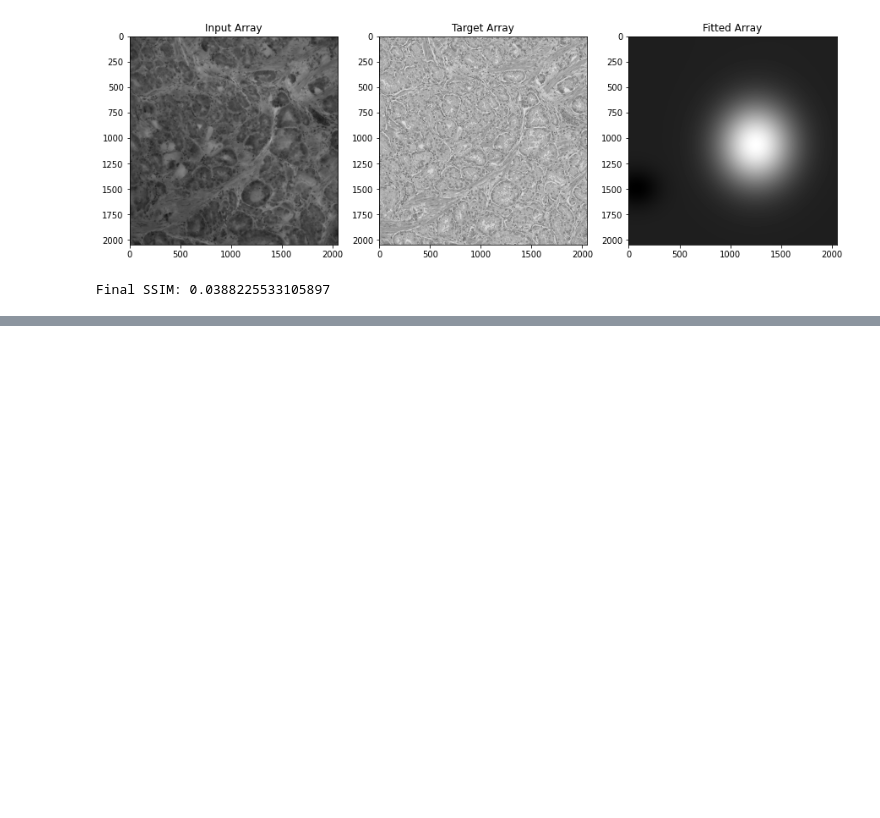
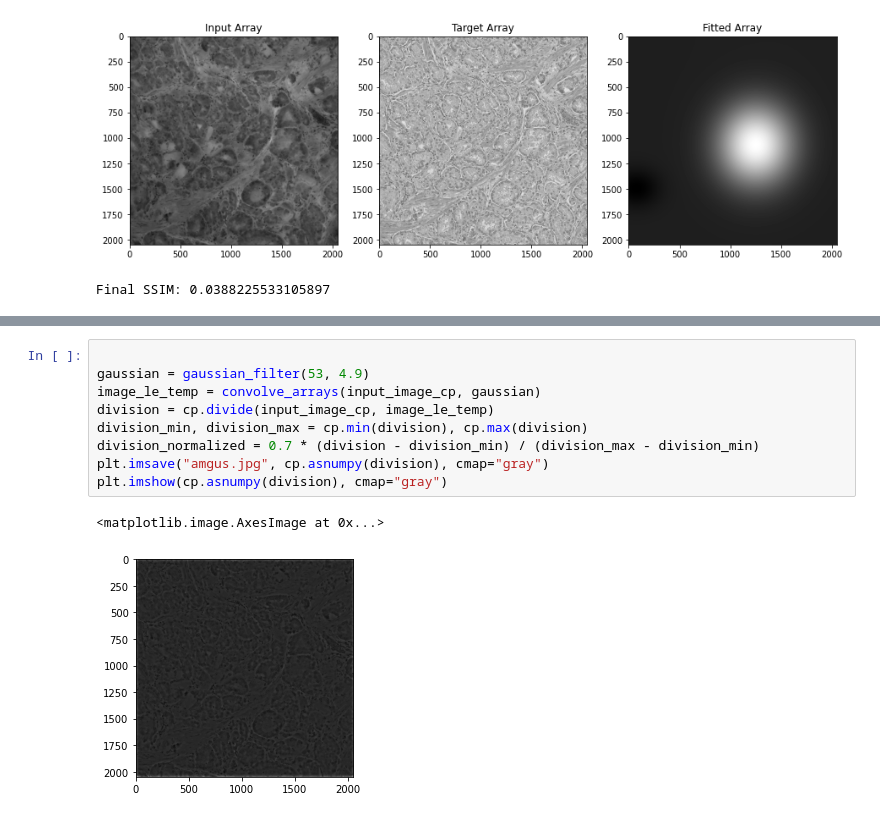
Before and after one commit to prakhargaming/Lab-thingy, a Jupyter notebook: GPU_ACCELERATED.ipynb, the cells around one changed output, grey strips where cells are left out. Drawn from its saved outputs; the diff is of its cells as text; blank space fills up the shorter version.

```diff
--- a/GPU_ACCELERATED.ipynb
+++ b/GPU_ACCELERATED.ipynb
@@ -246,0 +321,12 @@ print(f"Best SSIM score: {le_score}")
+# %%
+
+gaussian = gaussian_filter(53, 4.9)
+image_le_temp = convolve_arrays(input_image_cp, gaussian)
+division = cp.divide(input_image_cp, image_le_temp)
+division_min, division_max = cp.min(division), cp.max(division)
+division_normalized = 0.7 * (division - division_min) / (division_max - division_min)
+plt.imsave("amgus.jpg", cp.asnumpy(division), cmap="gray")
+plt.imshow(cp.asnumpy(division), cmap="gray")
+# %% [output]
+<matplotlib.image.AxesImage at 0x...>
+[figure, added]
```
Also changed, not shown: parts of 6 cells of this notebook, 9 other files.
